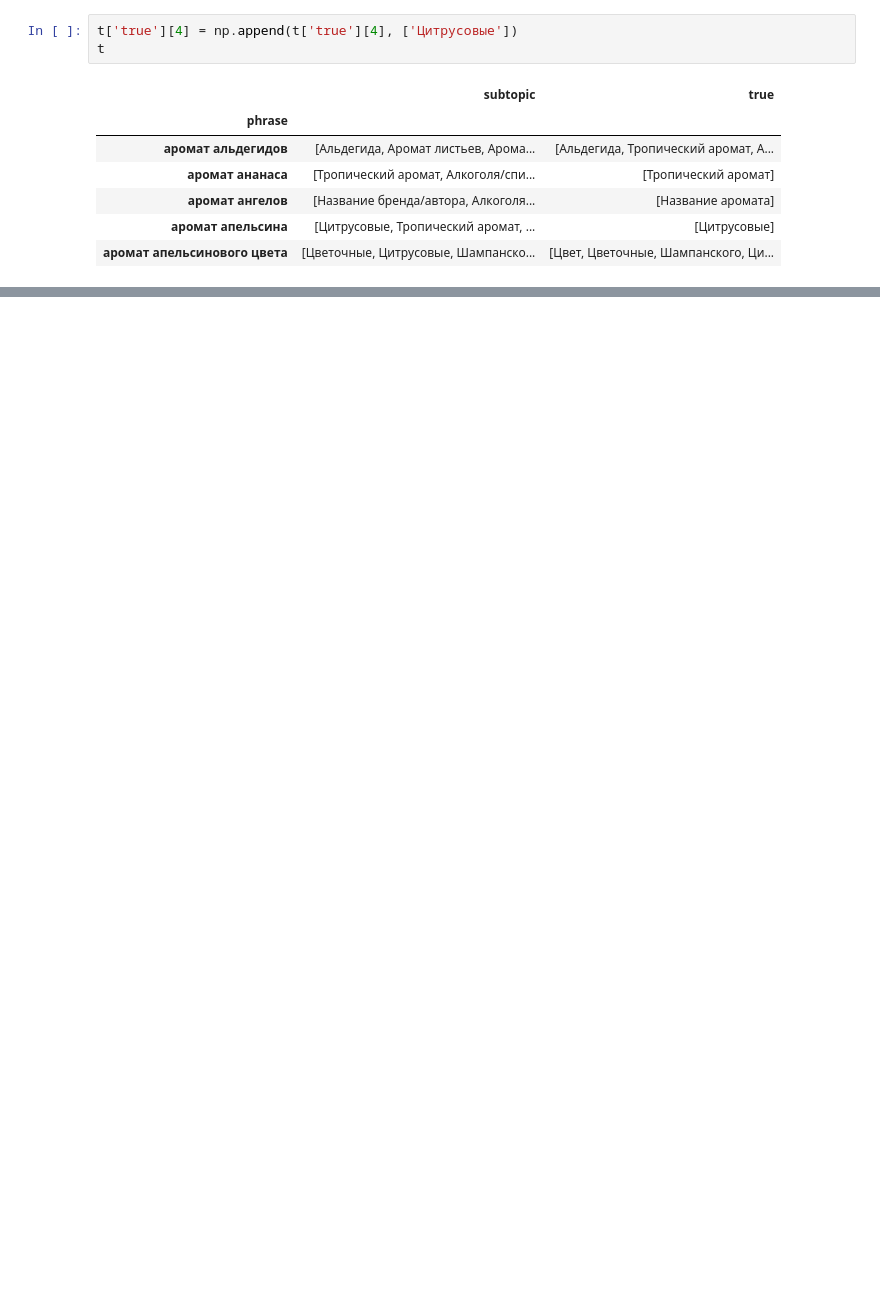
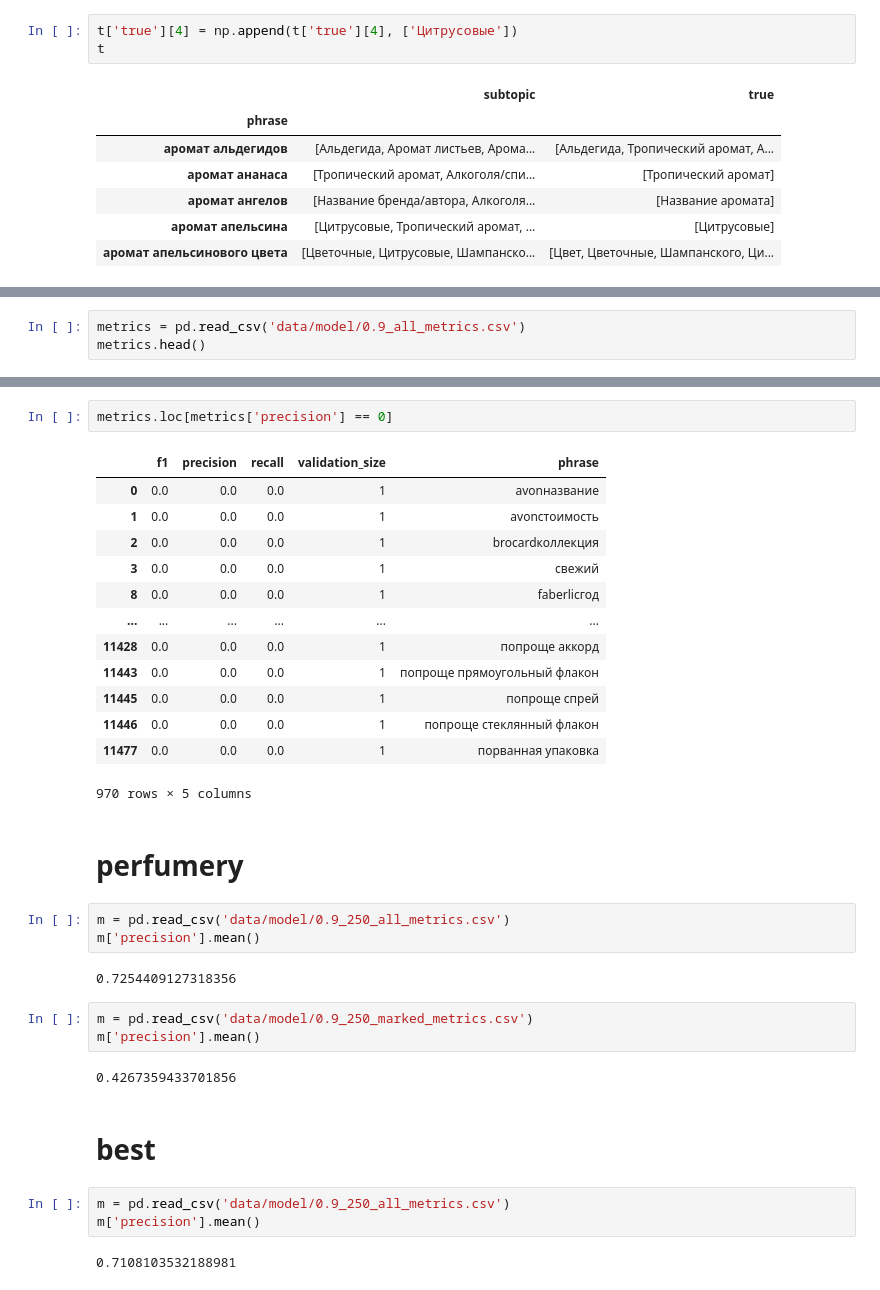
Before and after one commit to SciWake/OLD_Active-learning, a Jupyter notebook: Experiments.ipynb, the cells around one changed output, grey strips where cells are left out. Drawn from its saved outputs; the diff is of its cells as text; blank space fills up the shorter version.

Commit message:
Save the latest state of the model

```diff
--- a/Experiments.ipynb
+++ b/Experiments.ipynb
@@ -217,0 +192,3 @@ f1_score(pred_labels, gold_labels, average='samples')
+# %%
+metrics = pd.read_csv('data/model/0.9_all_metrics.csv')
+metrics.head()
@@ -217,0 +232,35 @@ f1_score(pred_labels, gold_labels, average='samples')
+# %%
+metrics.loc[metrics['precision'] == 0]
+# %% [output]
+|  | f1 | precision | recall | validation_size | phrase |
+| 0 | 0.0 | 0.0 | 0.0 | 1 | avonназвание |
+| 1 | 0.0 | 0.0 | 0.0 | 1 | avonстоимость |
+| 2 | 0.0 | 0.0 | 0.0 | 1 | brocardколлекция |
+| 3 | 0.0 | 0.0 | 0.0 | 1 | cвежий |
+| 8 | 0.0 | 0.0 | 0.0 | 1 | faberlicгод |
+| ... | ... | ... | ... | ... | ... |
+| 11428 | 0.0 | 0.0 | 0.0 | 1 | попроще аккорд |
+| 11443 | 0.0 | 0.0 | 0.0 | 1 | попроще прямоугольный флакон |
+| 11445 | 0.0 | 0.0 | 0.0 | 1 | попроще спрей |
+| 11446 | 0.0 | 0.0 | 0.0 | 1 | попроще стеклянный флакон |
+| 11477 | 0.0 | 0.0 | 0.0 | 1 | порванная упаковка |
+970 rows × 5 columns
+# %% [markdown]
+# perfumery
+# %%
+m = pd.read_csv('data/model/0.9_250_all_metrics.csv')
+m['precision'].mean()
+# %% [output]
+0.7254409127318356
+# %%
+m = pd.read_csv('data/model/0.9_250_marked_metrics.csv')
+m['precision'].mean()
+# %% [output]
+0.4267359433701856
+# %% [markdown]
+# best
+# %%
+m = pd.read_csv('data/model/0.9_250_all_metrics.csv')
+m['precision'].mean()
+# %% [output]
+0.7108103532188981
```
Also changed, not shown: parts of 29 cells of this notebook, 2 other files.
